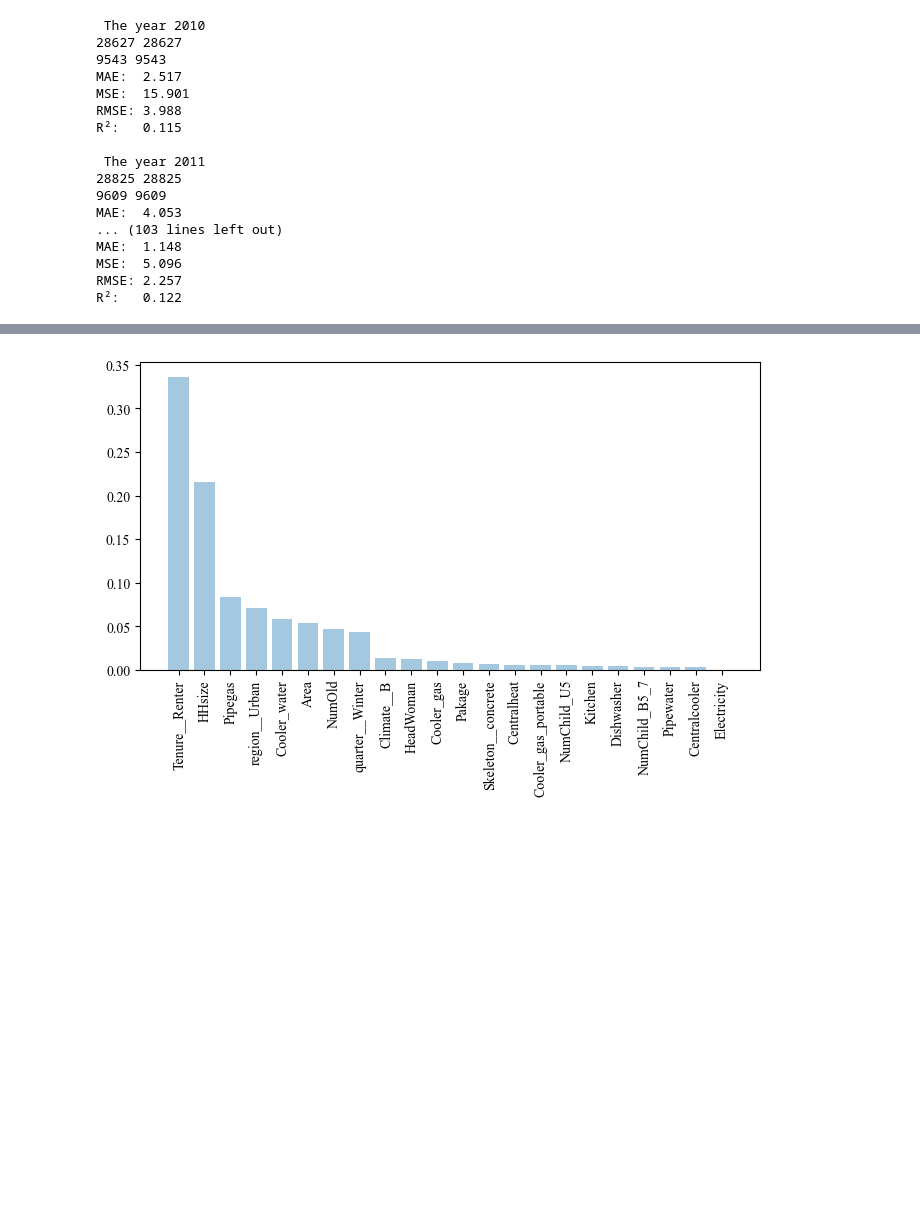
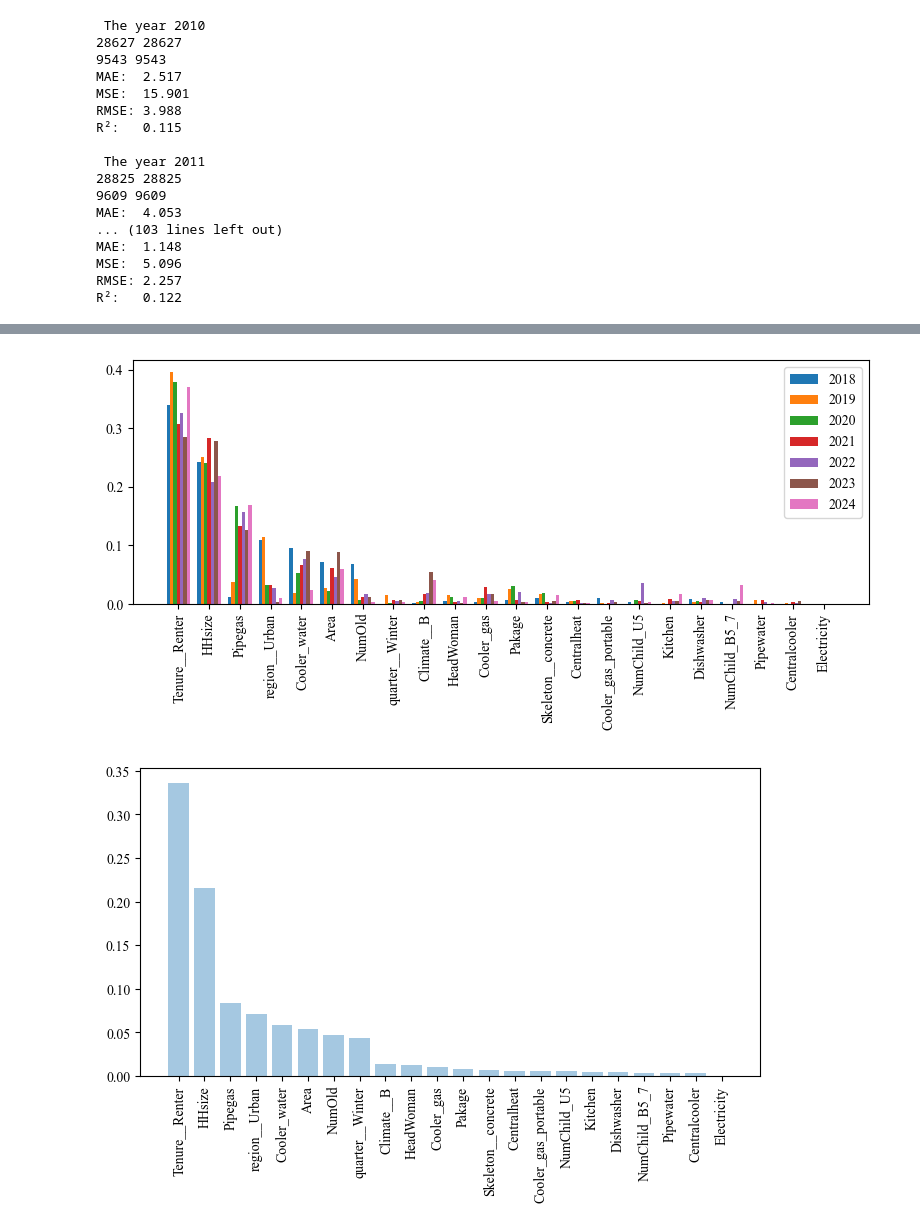
Before and after one commit to sinanarimani/energy-poverty, a Jupyter notebook: evaluation.ipynb, the cells around one changed output, grey strips where cells are left out. Drawn from its saved outputs; the diff is of its cells as text; code cells hidden in the pictures; blank space fills up the shorter version.

```diff
--- a/evaluation.ipynb
+++ b/evaluation.ipynb
@@ -968,3 +989,26 @@ df2
+# %%
+x = np.arange(len(df2))
+width = 0.11
+
+fig, ax = plt.subplots(figsize=(8, 4))
+
+ax.bar(x - 3*width, df2[2018], width, label="2018")
+ax.bar(x - 2*width, df2[2019], width, label="2019")
+ax.bar(x - 1*width, df2[2020], width, label="2020")
+ax.bar(x,           df2[2021], width, label="2021")
+ax.bar(x + 1*width, df2[2022], width, label="2022")
+ax.bar(x + 2*width, df2[2023], width, label="2023")
+ax.bar(x + 3*width, df2[2024], width, label="2024")
+
+ax.set_xticks(x)
+ax.set_xticklabels(df2["index"], rotation=90)
+
+ax.legend()
+
+plt.tight_layout()
+plt.show()
+# %% [output]
+[figure, added]
 # %%
 fig, ax = plt.subplots(figsize=(8, 4))
 
```
Also changed, not shown: parts of 5 cells of this notebook.
